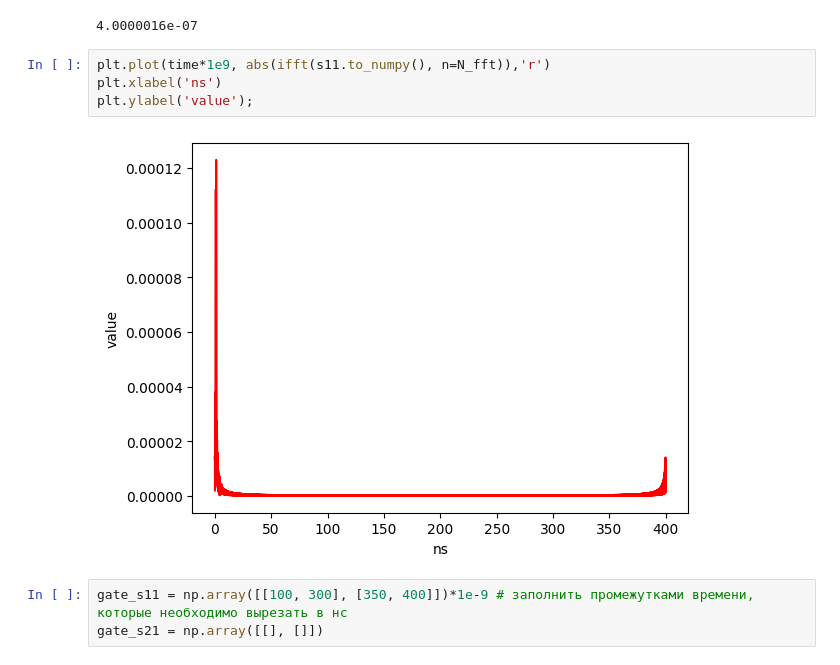
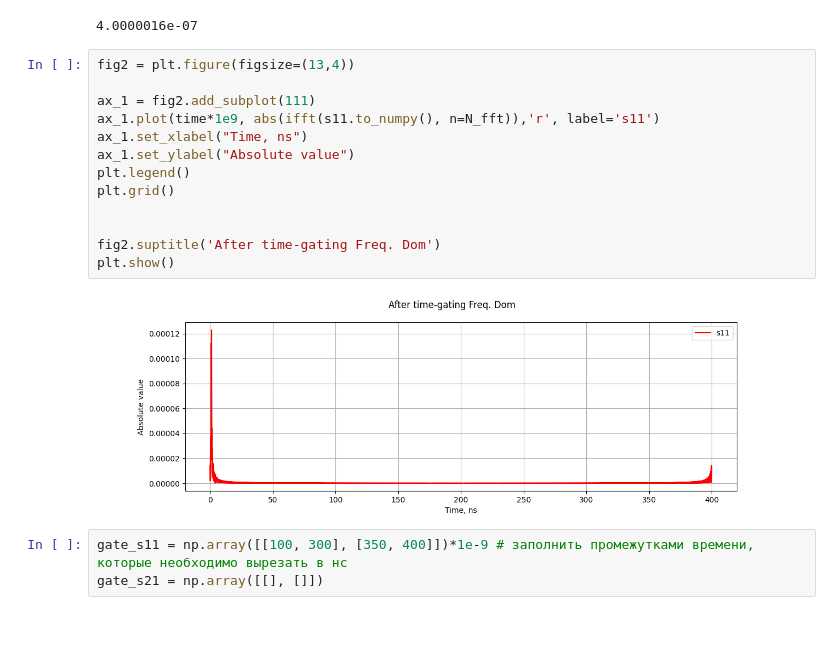
Before and after one commit to isvoropaev02/post_processing_RIS, a Jupyter notebook: main.ipynb, the cells around one changed output. Cells and saved outputs as stored; diff of their text form; blank space fills up the shorter version.

```diff
--- a/main.ipynb
+++ b/main.ipynb
@@ -88,12 +93,21 @@ time = T_max*np.linspace(0, 1 + T_max, N_fft) # набор точек во вр
 time[-1] # последний элемент
 # %% [output]
 4.0000016e-07
-# %%
-plt.plot(time*1e9, abs(ifft(s11.to_numpy(), n=N_fft)),'r')
-plt.xlabel('ns')
-plt.ylabel('value');
-# %% [output]
-[figure, removed]
+# %%
+fig2 = plt.figure(figsize=(13,4))
+
+ax_1 = fig2.add_subplot(111)
+ax_1.plot(time*1e9, abs(ifft(s11.to_numpy(), n=N_fft)),'r', label='s11')
+ax_1.set_xlabel("Time, ns")
+ax_1.set_ylabel("Absolute value")
+plt.legend()
+plt.grid()
+
+
+fig2.suptitle('After time-gating Freq. Dom')
+plt.show()
+# %% [output]
+[figure, added]
 # %%
 gate_s11 = np.array([[100, 300], [350, 400]])*1e-9 # заполнить промежутками времени, которые необходимо вырезать в нс
 gate_s21 = np.array([[], []])
```
Also changed, not shown: parts of 6 cells of this notebook, 2 other files.
